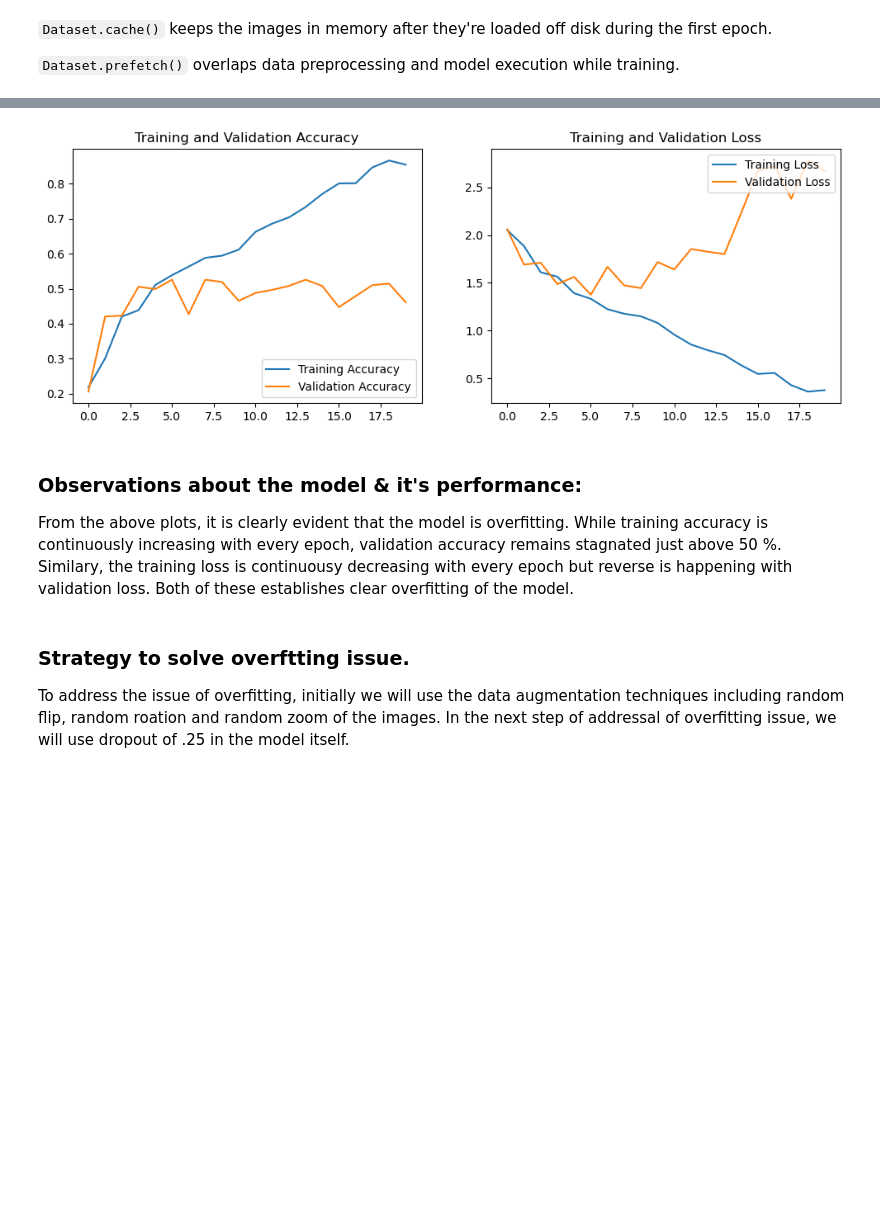
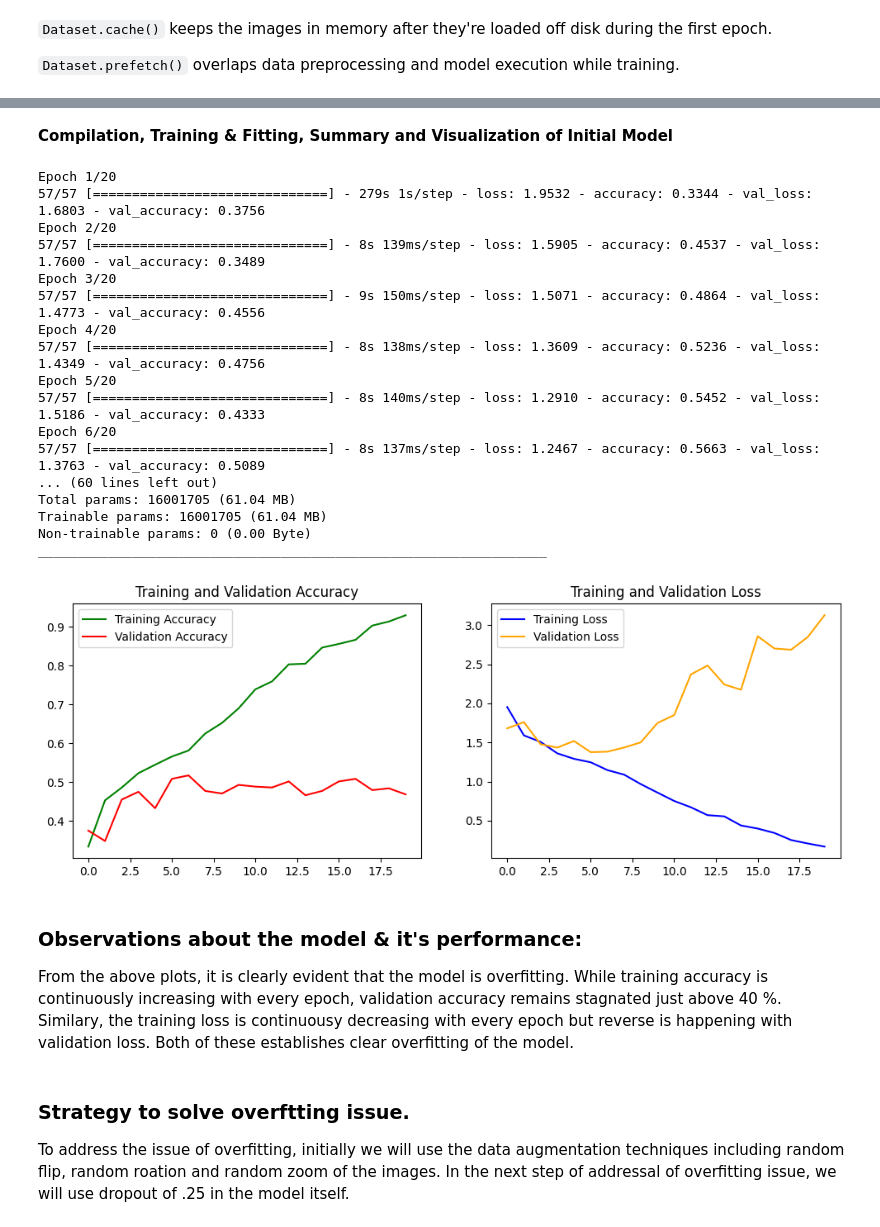
Before and after one commit to shailu20aug/shailendra-chouhan, a Jupyter notebook: Shailendra_Chouhan_nn.ipynb, the cells around one changed output, grey strips where cells are left out. Saved outputs shown, nothing was run; the diff lists cells and outputs as text; code cells hidden in the pictures; blank space fills up the shorter version.

```diff
--- a/Shailendra_Chouhan_nn.ipynb
+++ b/Shailendra_Chouhan_nn.ipynb
@@ -274,31 +207,59 @@ Model: "sequential"
 # %%
-acc = history.history['accuracy']
-val_acc = history.history['val_accuracy']
+def model_compilation_fit_summary():
+ model.compile(optimizer='adam',loss=tf.keras.losses.SparseCategoricalCrossentropy(from_logits=False),metrics=['accuracy'])
 
-loss = history.history['loss']
-val_loss = history.history['val_loss']
+ history = model.fit(train_ds,validation_data=val_ds,epochs=epochs )
 
-epochs_range = range(epochs)
+ model.summary()
 
-plt.figure(figsize=(12, 4))
-plt.subplot(1, 2, 1)
-plt.plot(epochs_range, acc, label='Training Accuracy')
-plt.plot(epochs_range, val_acc, label='Validation Accuracy')
-plt.legend(loc='lower right')
-plt.title('Training and Validation Accuracy')
+ acc = history.history['accuracy']
+ val_acc = history.history['val_accuracy']
 
-plt.subplot(1, 2, 2)
-plt.plot(epochs_range, loss, label='Training Loss')
-plt.plot(epochs_range, val_loss, label='Validation Loss')
-plt.legend(loc='upper right')
-plt.title('Training and Validation Loss')
-plt.show()
+ loss = history.history['loss']
+ val_loss = history.history['val_loss']
+
+ epochs_range = range(epochs)
+
+ plt.figure(figsize=(12, 4))
+ plt.subplot(1, 2, 1)
+ plt.plot(epochs_range, acc, label='Training Accuracy', color='green')
+ plt.plot(epochs_range, val_acc, label='Validation Accuracy', color='red')
+ plt.legend(loc='best')
+ plt.title('Training and Validation Accuracy')
+
+ plt.subplot(1, 2, 2)
+ plt.plot(epochs_range, loss, label='Training Loss',color='blue')
+ plt.plot(epochs_range, val_loss, label='Validation Loss',color='orange')
+ plt.legend(loc='best')
+ plt.title('Training and Validation Loss')
+ plt.show()
-# %% [output]
-[figure, removed]
+# %% [markdown]
+**Compilation, Training & Fitting, Summary and Visualization of Initial Model**
+# %%
+model_compilation_fit_summary()
+# %% [output]
+Epoch 1/20
+57/57 [==============================] - 279s 1s/step - loss: 1.9532 - accuracy: 0.3344 - val_loss: 1.6803 - val_accuracy: 0.3756
+Epoch 2/20
+57/57 [==============================] - 8s 139ms/step - loss: 1.5905 - accuracy: 0.4537 - val_loss: 1.7600 - val_accuracy: 0.3489
+Epoch 3/20
+57/57 [==============================] - 9s 150ms/step - loss: 1.5071 - accuracy: 0.4864 - val_loss: 1.4773 - val_accuracy: 0.4556
+Epoch 4/20
+57/57 [==============================] - 8s 138ms/step - loss: 1.3609 - accuracy: 0.5236 - val_loss: 1.4349 - val_accuracy: 0.4756
+Epoch 5/20
+57/57 [==============================] - 8s 140ms/step - loss: 1.2910 - accuracy: 0.5452 - val_loss: 1.5186 - val_accuracy: 0.4333
+Epoch 6/20
+57/57 [==============================] - 8s 137ms/step - loss: 1.2467 - accuracy: 0.5663 - val_loss: 1.3763 - val_accuracy: 0.5089
+... (60 lines left out)
+Total params: 16001705 (61.04 MB)
+Trainable params: 16001705 (61.04 MB)
+Non-trainable params: 0 (0.00 Byte)
+_________________________________________________________________
+[figure, added]
 # %% [markdown]
 ### Observations about the model & it's performance:
 
-From the above plots, it is clearly evident that the model is overfitting. While training accuracy is continuously increasing with every epoch, validation accuracy remains stagnated just above 50 %. Similary, the training loss is continuousy decreasing with every epoch but reverse is happening with validation loss. Both of these establishes clear overfitting of the model.
+From the above plots, it is clearly evident that the model is overfitting. While training accuracy is continuously increasing with every epoch, validation accuracy remains stagnated just above 40 %. Similary, the training loss is continuousy decreasing with every epoch but reverse is happening with validation loss. Both of these establishes clear overfitting of the model.
 # %% [markdown]
 ### Strategy to solve overftting issue.
 
```
Also changed, not shown: parts of 71 cells of this notebook.
